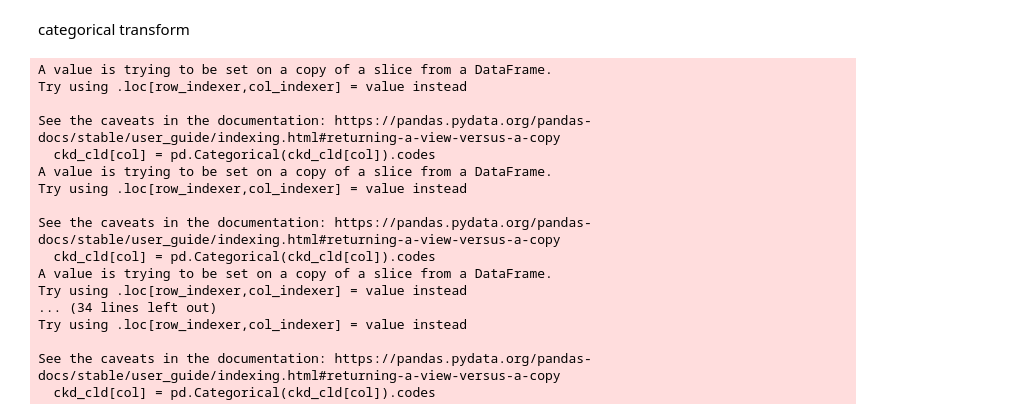
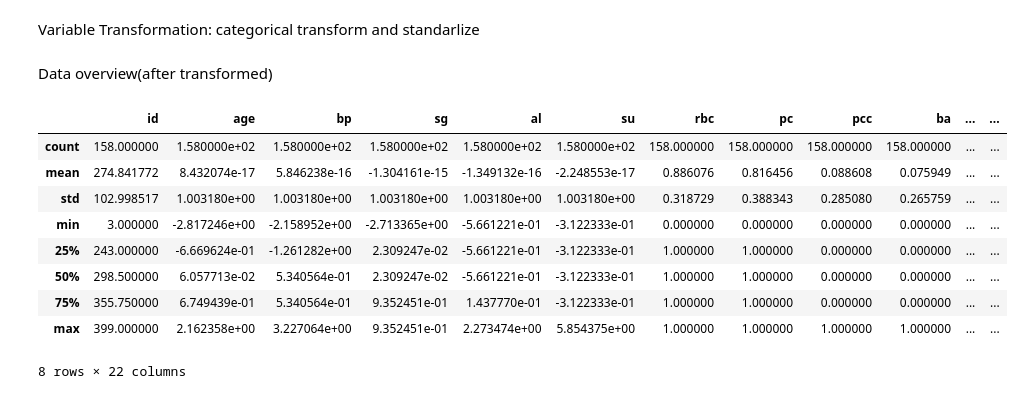
Before and after one commit to Babycarrot2001/3da, a Jupyter notebook: proj2.ipynb, the cells around one changed output. Cells and saved outputs as stored; diff of their text form; code cells hidden in the pictures.

```diff
--- a/proj2.ipynb
+++ b/proj2.ipynb
@@ -50,24 +43,25 @@ dtype: int64
-# %% [markdown]
-categorical transform
+# %% [markdown]
+Variable Transformation: categorical transform and standarlize
 # %%
+float_col=ckd.select_dtypes(include=["float64"]).columns
+scalar=StandardScaler()
+ckd[float_col]=scalar.fit_transform(ckd[float_col])
+
 cat = ['pc', 'pcc',"rbc","ba","htn","dm","cad","appet","pe","ane"]
 for col in cat:
-    ckd_cld[col] = pd.Categorical(ckd_cld[col]).codes
+    ckd[col] = pd.Categorical(ckd[col]).codes # categorical
-# %% [output]
-A value is trying to be set on a copy of a slice from a DataFrame.
-Try using .loc[row_indexer,col_indexer] = value instead
-
-See the caveats in the documentation: https://pandas.pydata.org/pandas-docs/stable/user_guide/indexing.html#returning-a-view-versus-a-copy
-  ckd_cld[col] = pd.Categorical(ckd_cld[col]).codes
-A value is trying to be set on a copy of a slice from a DataFrame.
-Try using .loc[row_indexer,col_indexer] = value instead
-
-See the caveats in the documentation: https://pandas.pydata.org/pandas-docs/stable/user_guide/indexing.html#returning-a-view-versus-a-copy
-  ckd_cld[col] = pd.Categorical(ckd_cld[col]).codes
-A value is trying to be set on a copy of a slice from a DataFrame.
-Try using .loc[row_indexer,col_indexer] = value instead
-... (34 lines left out)
-Try using .loc[row_indexer,col_indexer] = value instead
-
-See the caveats in the documentation: https://pandas.pydata.org/pandas-docs/stable/user_guide/indexing.html#returning-a-view-versus-a-copy
-  ckd_cld[col] = pd.Categorical(ckd_cld[col]).codes
+# %% [markdown]
+Data overview(after transformed)
+# %%
+ckd.describe()
+# %% [output]
+|  | id | age | bp | sg | al | su | rbc | pc | pcc | ba | ... | ... |
+| count | 158.000000 | 1.580000e+02 | 1.580000e+02 | 1.580000e+02 | 1.580000e+02 | 1.580000e+02 | 158.000000 | 158.000000 | 158.000000 | 158.000000 | ... | ... |
+| mean | 274.841772 | 8.432074e-17 | 5.846238e-16 | -1.304161e-15 | -1.349132e-16 | -2.248553e-17 | 0.886076 | 0.816456 | 0.088608 | 0.075949 | ... | ... |
+| std | 102.998517 | 1.003180e+00 | 1.003180e+00 | 1.003180e+00 | 1.003180e+00 | 1.003180e+00 | 0.318729 | 0.388343 | 0.285080 | 0.265759 | ... | ... |
+| min | 3.000000 | -2.817246e+00 | -2.158952e+00 | -2.713365e+00 | -5.661221e-01 | -3.122333e-01 | 0.000000 | 0.000000 | 0.000000 | 0.000000 | ... | ... |
+| 25% | 243.000000 | -6.669624e-01 | -1.261282e+00 | 2.309247e-02 | -5.661221e-01 | -3.122333e-01 | 1.000000 | 1.000000 | 0.000000 | 0.000000 | ... | ... |
+| 50% | 298.500000 | 6.057713e-02 | 5.340564e-01 | 2.309247e-02 | -5.661221e-01 | -3.122333e-01 | 1.000000 | 1.000000 | 0.000000 | 0.000000 | ... | ... |
+| 75% | 355.750000 | 6.749439e-01 | 5.340564e-01 | 9.352451e-01 | 1.437770e-01 | -3.122333e-01 | 1.000000 | 1.000000 | 0.000000 | 0.000000 | ... | ... |
+| max | 399.000000 | 2.162358e+00 | 3.227064e+00 | 9.352451e-01 | 2.273474e+00 | 5.854375e+00 | 1.000000 | 1.000000 | 1.000000 | 1.000000 | ... | ... |
+8 rows × 22 columns
```
Also changed, not shown: parts of 21 cells of this notebook.
